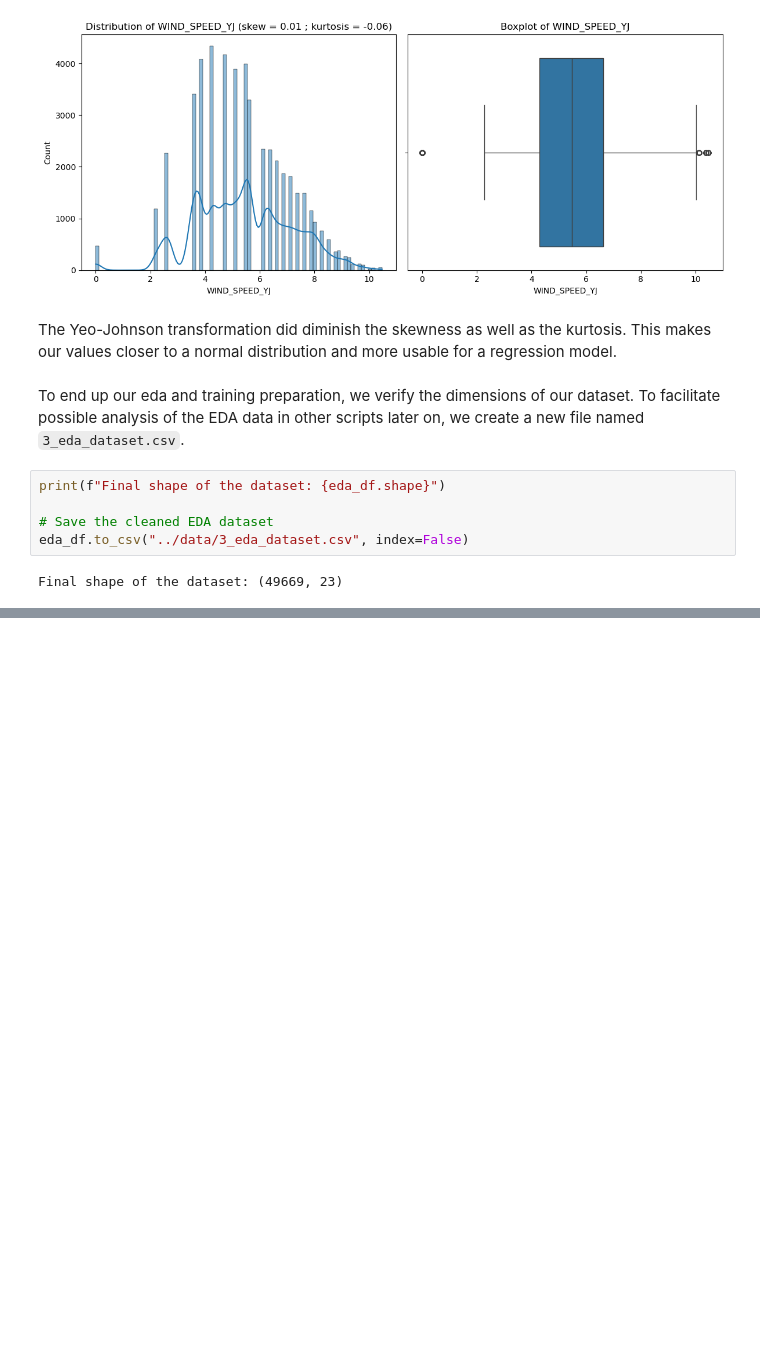
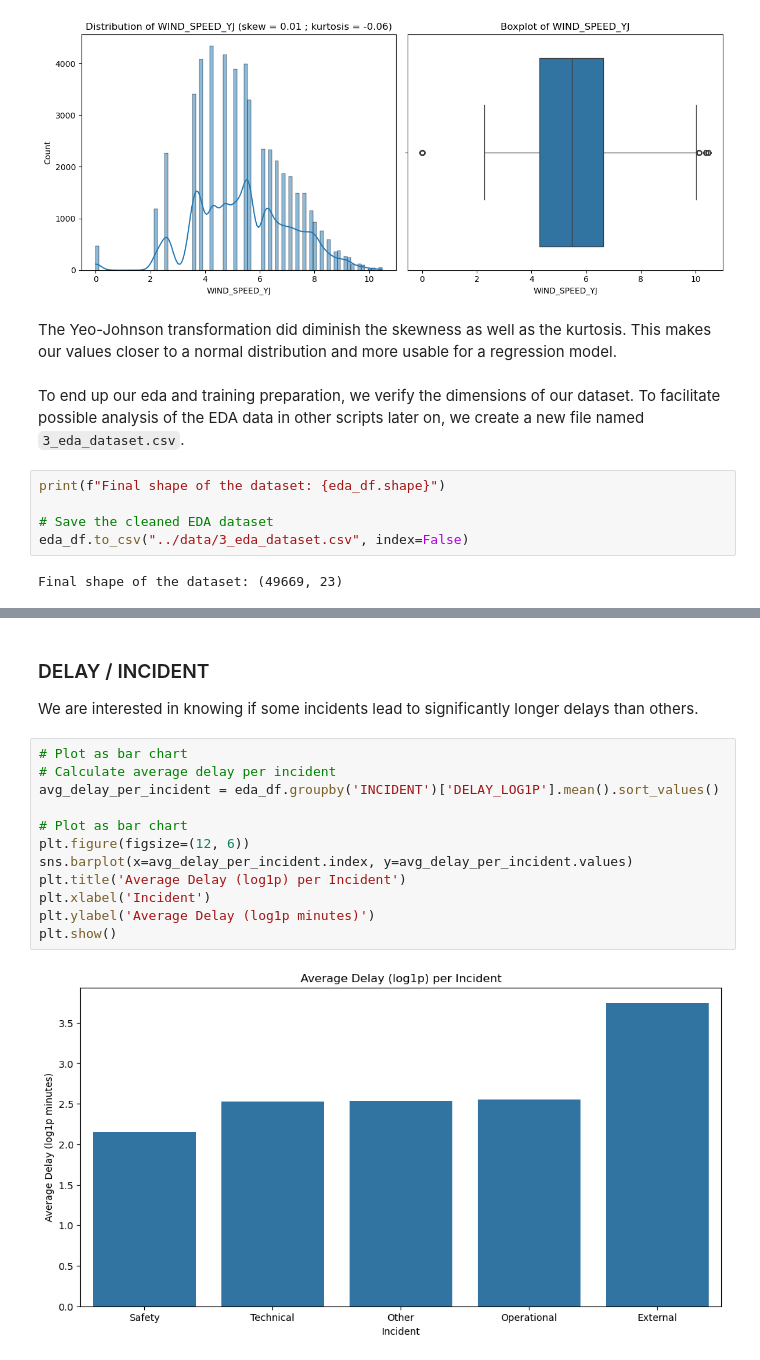
Before and after one commit to StutenEXE/utc-tz-machine-learning-toronto-bus-prediction, a Jupyter notebook: notebooks/2_eda.ipynb, the cells around one changed output, grey strips where cells are left out. Drawn from its saved outputs; the diff is of its cells as text; blank space fills up the shorter version.

```diff
--- a/notebooks/2_eda.ipynb
+++ b/notebooks/2_eda.ipynb
@@ -1173,0 +1253,18 @@ Final shape of the dataset: (49669, 23)
+# %% [markdown]
+### DELAY / INCIDENT
+
+We are interested in knowing if some incidents lead to significantly longer delays than others.
+# %%
+# Plot as bar chart
+# Calculate average delay per incident
+avg_delay_per_incident = eda_df.groupby('INCIDENT')['DELAY_LOG1P'].mean().sort_values()
+
+# Plot as bar chart
+plt.figure(figsize=(12, 6))
+sns.barplot(x=avg_delay_per_incident.index, y=avg_delay_per_incident.values)
+plt.title('Average Delay (log1p) per Incident')
+plt.xlabel('Incident')
+plt.ylabel('Average Delay (log1p minutes)')
+plt.show()
+# %% [output]
+[figure, added]
```
Also changed, not shown: parts of 29 cells of this notebook.
